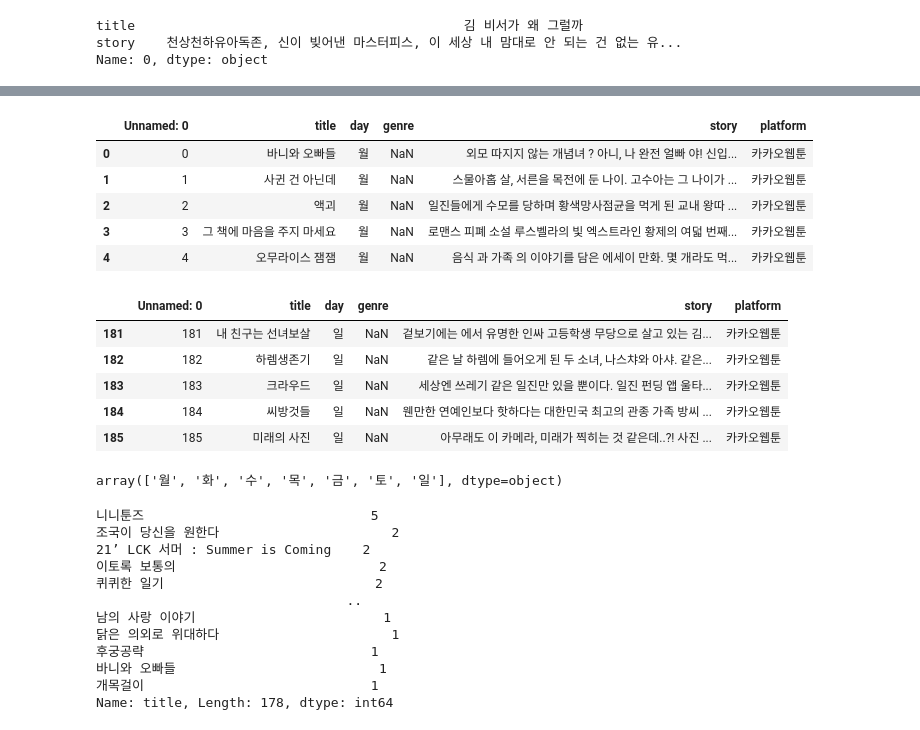
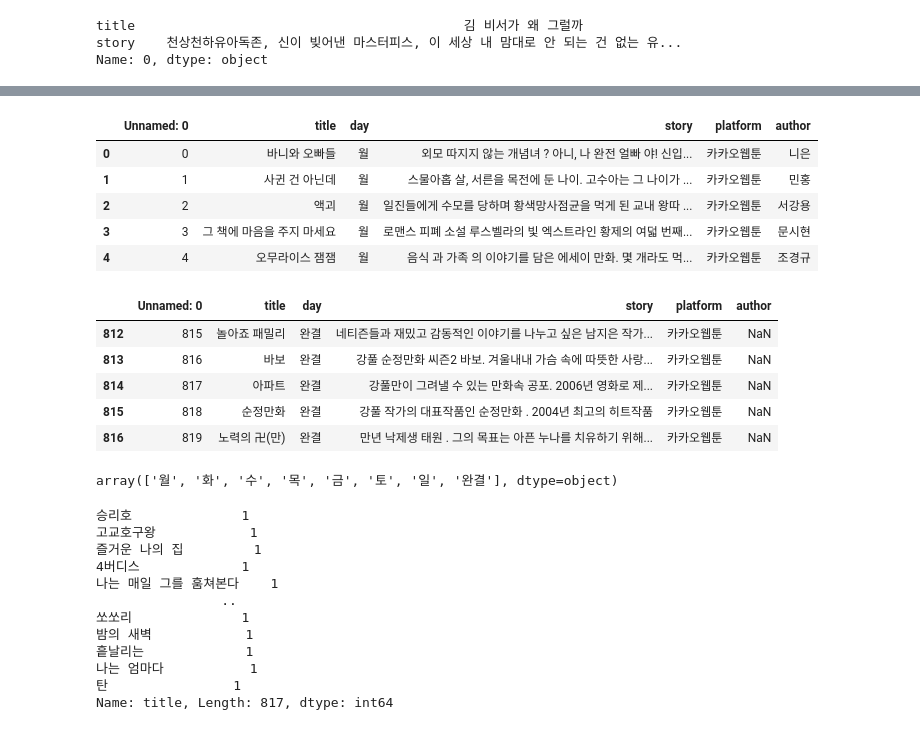
Before and after one commit to ujaei21/final_project, a Jupyter notebook: total_data.ipynb, the cells around one changed output, grey strips where cells are left out. Cells and saved outputs as stored; diff of their text form; code cells hidden in the pictures.

```diff
--- a/total_data.ipynb
+++ b/total_data.ipynb
@@ -45,40 +45,40 @@ knp.head()
 # %%
 # 카카오 웹툰
 encoding='cp949'
-kw = pd.read_csv(path+'kakao.csv',encoding=encoding)
+kw = pd.read_csv(path+'kakao_week_completed.csv',encoding=encoding)
 kw.head()
 # %% [output]
-|  | Unnamed: 0 | title | day | genre | story | platform |
-| 0 | 0 | 바니와 오빠들 | 월 | NaN | 외모 따지지 않는 개념녀 ? 아니, 나 완전 얼빠 야! 신입... | 카카오웹툰 |
-| 1 | 1 | 사귄 건 아닌데 | 월 | NaN | 스물아홉 살, 서른을 목전에 둔 나이. 고수아는 그 나이가 ... | 카카오웹툰 |
-| 2 | 2 | 액괴 | 월 | NaN | 일진들에게 수모를 당하며 황색망사점균을 먹게 된 교내 왕따 ... | 카카오웹툰 |
-| 3 | 3 | 그 책에 마음을 주지 마세요 | 월 | NaN | 로맨스 피폐 소설 루스벨라의 빛 엑스트라인 황제의 여덟 번째... | 카카오웹툰 |
-| 4 | 4 | 오무라이스 잼잼 | 월 | NaN | 음식 과 가족 의 이야기를 담은 에세이 만화. 몇 개라도 먹... | 카카오웹툰 |
+|  | Unnamed: 0 | title | day | story | platform | author |
+| 0 | 0 | 바니와 오빠들 | 월 | 외모 따지지 않는 개념녀 ? 아니, 나 완전 얼빠 야! 신입... | 카카오웹툰 | 니은 |
+| 1 | 1 | 사귄 건 아닌데 | 월 | 스물아홉 살, 서른을 목전에 둔 나이. 고수아는 그 나이가 ... | 카카오웹툰 | 민홍 |
+| 2 | 2 | 액괴 | 월 | 일진들에게 수모를 당하며 황색망사점균을 먹게 된 교내 왕따 ... | 카카오웹툰 | 서강용 |
+| 3 | 3 | 그 책에 마음을 주지 마세요 | 월 | 로맨스 피폐 소설 루스벨라의 빛 엑스트라인 황제의 여덟 번째... | 카카오웹툰 | 문시현 |
+| 4 | 4 | 오무라이스 잼잼 | 월 | 음식 과 가족 의 이야기를 담은 에세이 만화. 몇 개라도 먹... | 카카오웹툰 | 조경규 |
 # %%
 kw.tail()
 # %% [output]
-|  | Unnamed: 0 | title | day | genre | story | platform |
-| 181 | 181 | 내 친구는 선녀보살 | 일 | NaN | 겉보기에는 에서 유명한 인싸 고등학생 무당으로 살고 있는 김... | 카카오웹툰 |
-| 182 | 182 | 하렘생존기 | 일 | NaN | 같은 날 하렘에 들어오게 된 두 소녀, 나스챠와 아샤. 같은... | 카카오웹툰 |
-| 183 | 183 | 크라우드 | 일 | NaN | 세상엔 쓰레기 같은 일진만 있을 뿐이다. 일진 펀딩 앱 울타... | 카카오웹툰 |
-| 184 | 184 | 씨방것들 | 일 | NaN | 웬만한 연예인보다 핫하다는 대한민국 최고의 관종 가족 방씨 ... | 카카오웹툰 |
-| 185 | 185 | 미래의 사진 | 일 | NaN | 아무래도 이 카메라, 미래가 찍히는 것 같은데..?! 사진 ... | 카카오웹툰 |
+|  | Unnamed: 0 | title | day | story | platform | author |
+| 812 | 815 | 놀아죠 패밀리 | 완결 | 네티즌들과 재밌고 감동적인 이야기를 나누고 싶은 남지은 작가... | 카카오웹툰 | NaN |
+| 813 | 816 | 바보 | 완결 | 강풀 순정만화 씨즌2 바보. 겨울내내 가슴 속에 따뜻한 사랑... | 카카오웹툰 | NaN |
+| 814 | 817 | 아파트 | 완결 | 강풀만이 그려낼 수 있는 만화속 공포. 2006년 영화로 제... | 카카오웹툰 | NaN |
+| 815 | 818 | 순정만화 | 완결 | 강풀 작가의 대표작품인 순정만화 . 2004년 최고의 히트작품 | 카카오웹툰 | NaN |
+| 816 | 819 | 노력의 卍(만) | 완결 | 만년 낙제생 태원 . 그의 목표는 아픈 누나를 치유하기 위해... | 카카오웹툰 | NaN |
 # %%
 kw.day.unique()
 # %% [output]
-array(['월', '화', '수', '목', '금', '토', '일'], dtype=object)
+array(['월', '화', '수', '목', '금', '토', '일', '완결'], dtype=object)
 # %%
 kw.title.value_counts()
 # %% [output]
-니니툰즈                             5
-조국이 당신을 원한다                      2
-21’ LCK 서머 : Summer is Coming    2
-이토록 보통의                          2
-퀴퀴한 일기                           2
-                                ..
-남의 사랑 이야기                        1
-닭은 의외로 위대하다                      1
-후궁공략                             1
-바니와 오빠들                          1
-개목걸이                             1
-Name: title, Length: 178, dtype: int64
+승리호              1
+고교호구왕            1
+즐거운 나의 집         1
+4버디스             1
+나는 매일 그를 훔쳐본다    1
+                ..
+쏘쏘리              1
+밤의 새벽            1
+흩날리는             1
+나는 엄마다           1
+탄                1
+Name: title, Length: 817, dtype: int64
```
Also changed, not shown: parts of 28 cells of this notebook.
